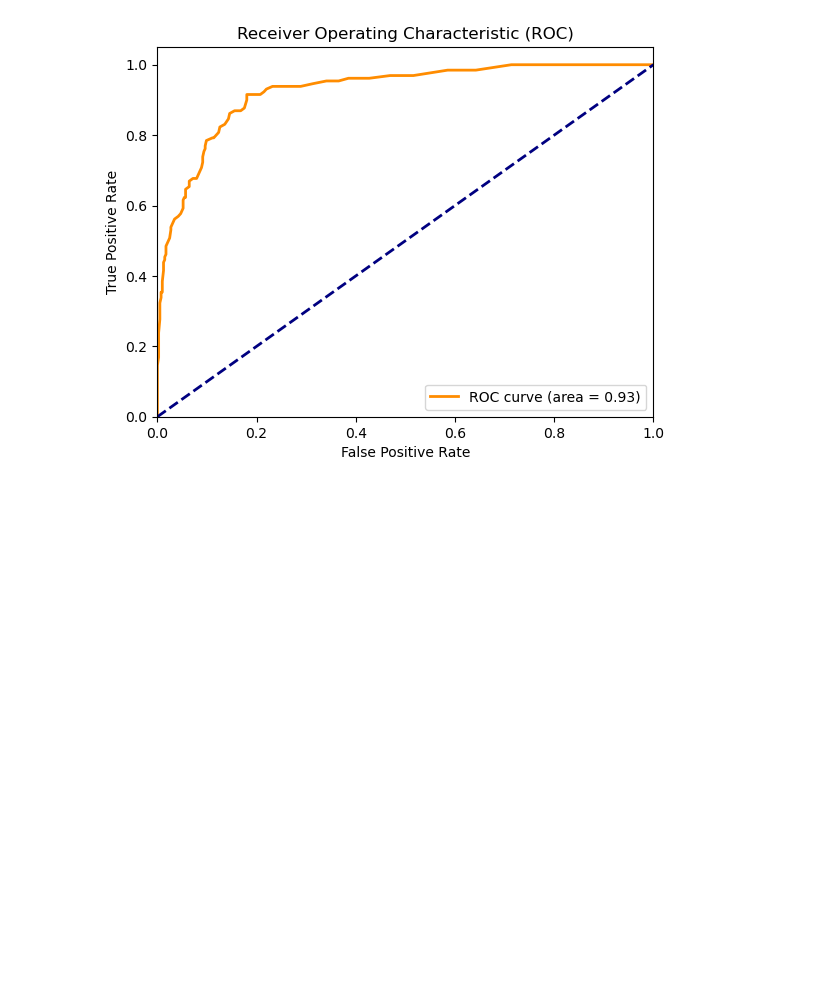
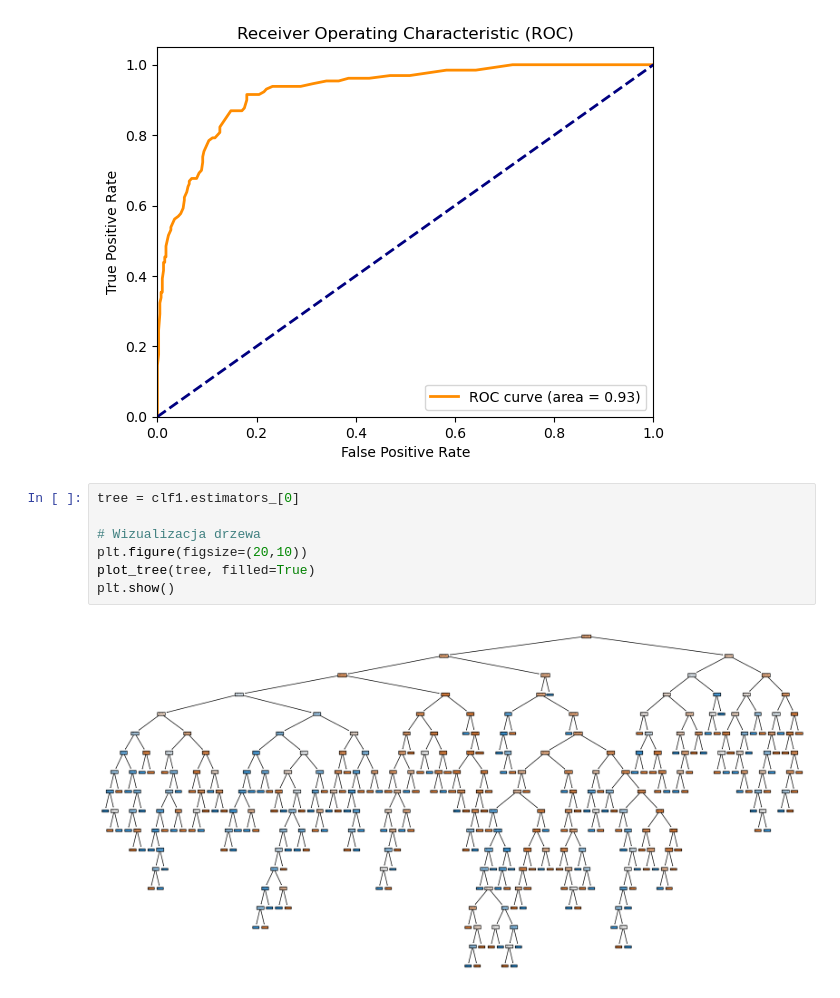
Before and after one commit to Bartoszcz28/AIDS_prediction, a Jupyter notebook: randomforest.ipynb, the cells around one changed output. Drawn from its saved outputs; the diff is of its cells as text; blank space fills up the shorter version.

```diff
--- a/randomforest.ipynb
+++ b/randomforest.ipynb
@@ -176,5 +176,14 @@ plt.legend(loc="lower right")
 plt.show()
 # %% [output]
 [figure]
+# %%
+tree = clf1.estimators_[0]
+
+# Wizualizacja drzewa
+plt.figure(figsize=(20,10))
+plot_tree(tree, filled=True)
+plt.show()
+# %% [output]
+[figure, added]
 # %%
 # Tworzenie modelu lasu losowego
```
Also changed, not shown: parts of 13 cells of this notebook, 2 other files.
